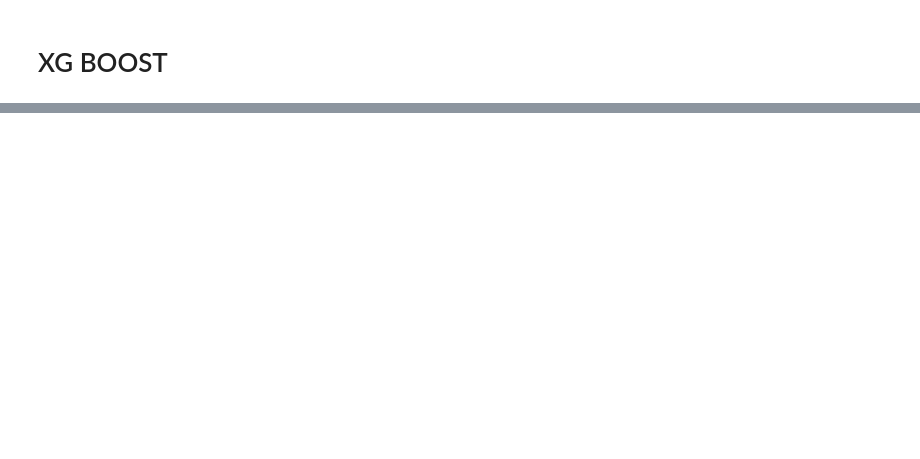
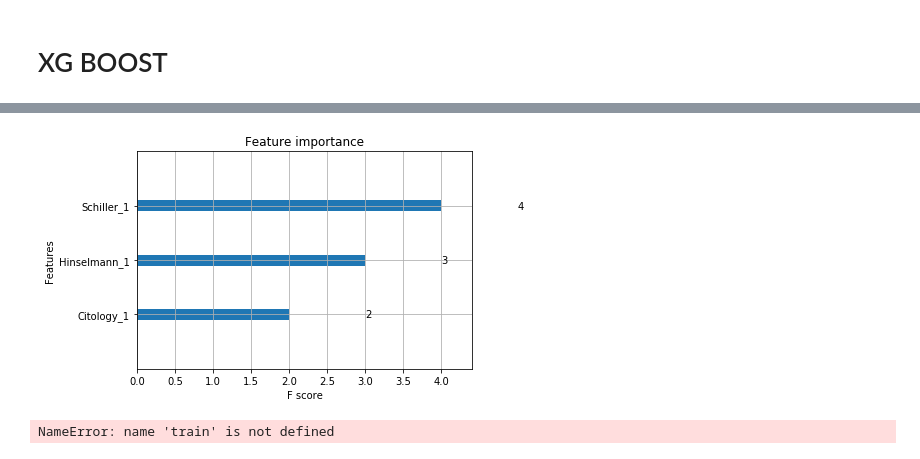
Before and after one commit to AustinKrause/cervical-cancer-classification, a Jupyter notebook: ML_models.ipynb, the cells around one changed output, grey strips where cells are left out. Drawn from its saved outputs; the diff is of its cells as text; code cells hidden in the pictures; blank space fills up the shorter version.

```diff
--- a/ML_models.ipynb
+++ b/ML_models.ipynb
@@ -473,0 +644,9 @@ scaled_df = scaler.fit_transform(labels_removed_df)
+# %%
+data_dmatrix = xgb.DMatrix(data=X,label=y)
+# %%
+params = {"objective":"binary:logistic",'colsample_bytree': 0.3,'learning_rate': 0.1,
+                'max_depth': 2, 'alpha': 10}
+
+cv_results = xgb.cv(dtrain=data_dmatrix, params=params, nfold=5,
+                    num_boost_round=500,early_stopping_rounds=5,metrics="logloss", as_pandas=True, seed=123)
+cv_results
@@ -473,0 +689,2 @@ scaled_df = scaler.fit_transform(labels_removed_df)
+# %%
+xg_clf = xgb.train(params=params, dtrain=data_dmatrix, num_boost_round=10)
@@ -473,0 +702,22 @@ scaled_df = scaler.fit_transform(labels_removed_df)
+# %%
+xgb.plot_importance(xg_clf)
+plt.rcParams['figure.figsize'] = [5, 5]
+plt.show()
+# %% [output]
+[figure, added]
+# %%
+param_test1 = {
+ 'max_depth':range(3,10,2),
+ 'min_child_weight':range(1,6,2)
+}
+
+gsearch1 = GridSearchCV(estimator = xgb.XGBClassifier( learning_rate =0.1, n_estimators=140, max_depth=5,
+ min_child_weight=1, gamma=0, subsample=0.8, colsample_bytree=0.8,
+ objective= 'binary:logistic', nthread=4, scale_pos_weight=1, seed=27),
+ param_grid = param_test1, scoring='roc_auc',n_jobs=4,iid=False, cv=5)
+
+
+gsearch1.fit(train[predictors],train[target])
+#gsearch1.grid_scores_, gsearch1.best_params_, gsearch1.best_score_
+# %% [output]
+NameError: name 'train' is not defined
```
Also changed, not shown: parts of 67 cells of this notebook, 1 other file.
